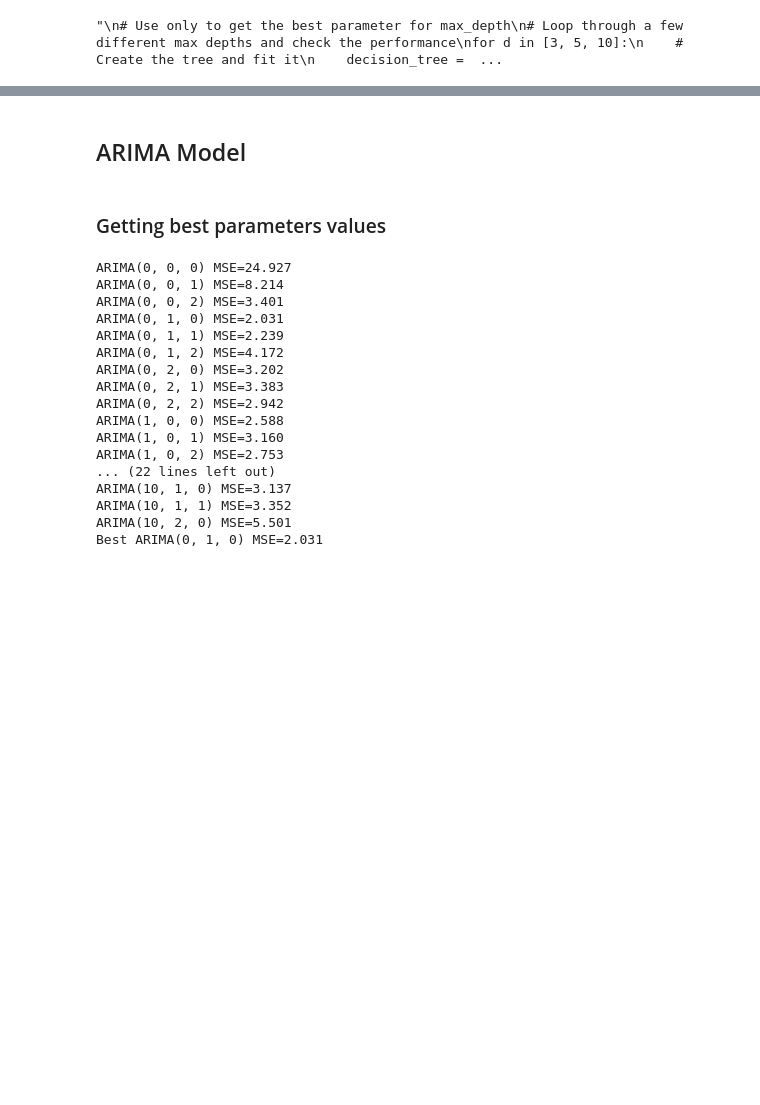
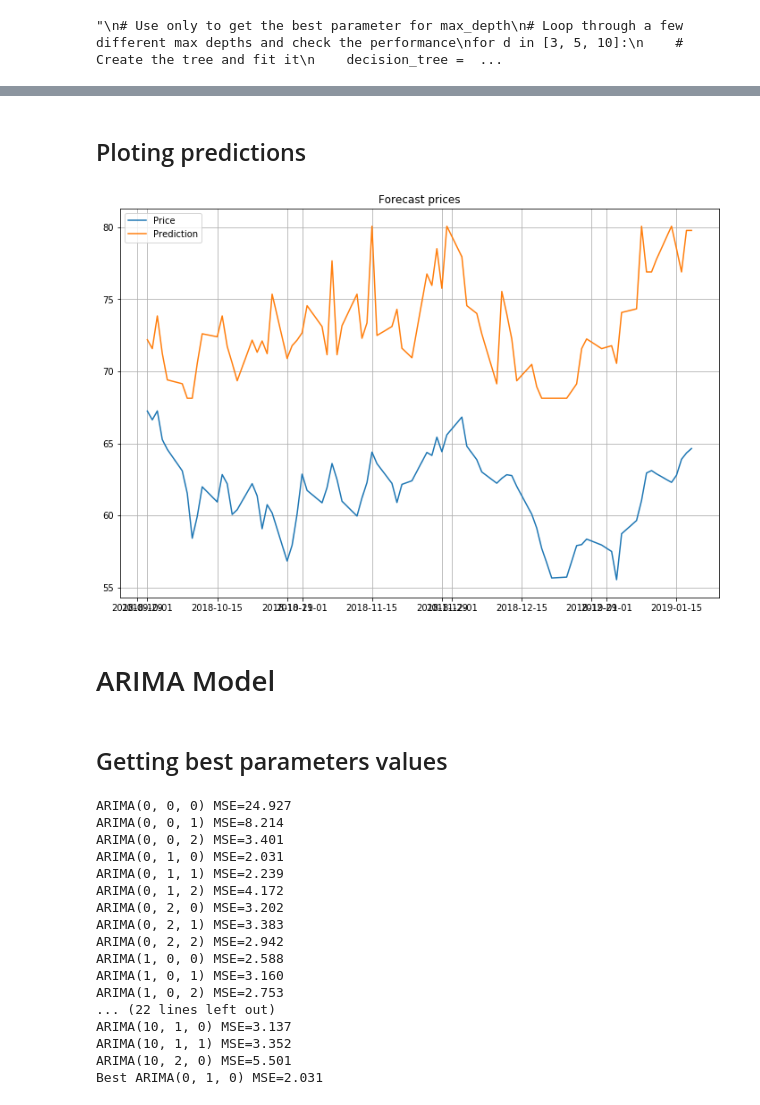
Before and after one commit to kairosart/factors, a Jupyter notebook: Forecasting_prices.ipynb, the cells around one changed output, grey strips where cells are left out. Cells and saved outputs as stored; diff of their text form; code cells hidden in the pictures; blank space fills up the shorter version.

```diff
--- a/Forecasting_prices.ipynb
+++ b/Forecasting_prices.ipynb
@@ -284,5 +372,18 @@ plot_prices_pred = plot_stock_prices_prediction(results.index, results['Price'],
+# %% [markdown]
+## Ploting predictions
+# %%
+# Plot prediction
+plt.figure(figsize=(12,8))
+plt.plot(X_test.index, results['Price'], label='Price')
+plt.plot(X_test.index,results['Price prediction'], label='Prediction')
+plt.title("Forecast prices")
+plt.legend()
+plt.grid()
+plt.show()
+# %% [output]
+[figure, added]
 # %% [markdown]
-## ARIMA Model
+# ARIMA Model
 # %%
 # evaluate an ARIMA model for a given order (p,d,q)
 def evaluate_arima_model(X, arima_order):
@@ -319,7 +420,7 @@ def evaluate_models(dataset, p_values, d_values, q_values):
                     continue
     print('Best ARIMA%s MSE=%.3f' % (best_cfg, best_score))
 # %% [markdown]
-### Getting best parameters values
+## Getting best parameters values
 # %%
 # evaluate parameters
 p_values = [0, 1, 2, 4, 6, 8, 10]
```
Also changed, not shown: parts of 30 cells of this notebook.
